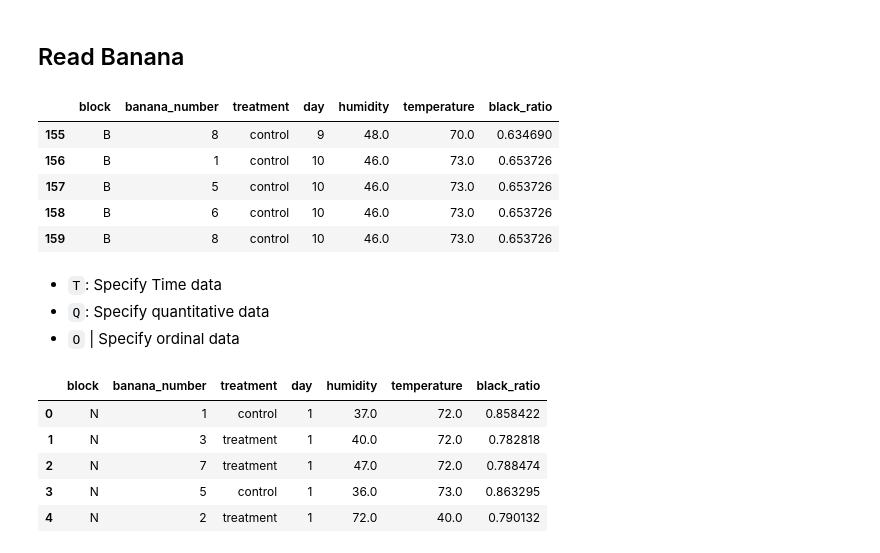
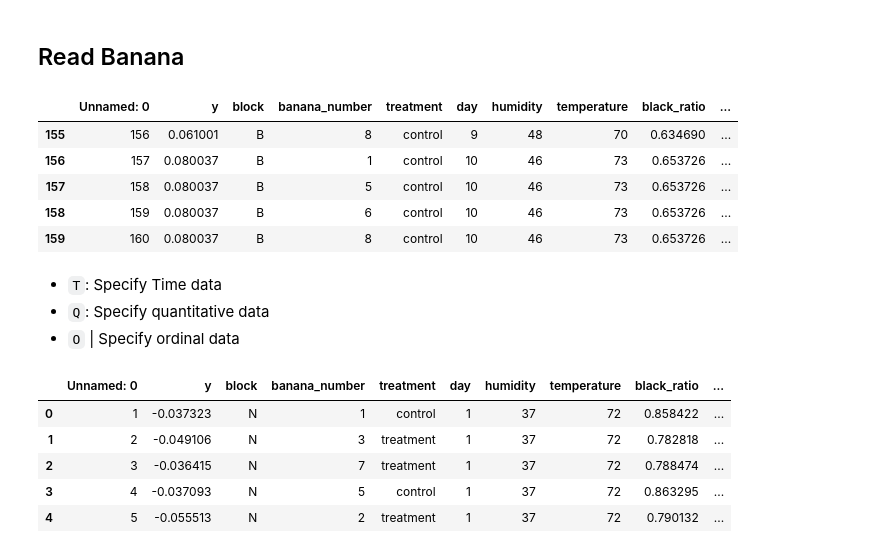
Before and after one commit to jtrobec/mids-w241-fa2020-fp, a Jupyter notebook: w241_presentation.ipynb, the cells around one changed output. Cells and saved outputs as stored; diff of their text form; code cells hidden in the pictures.

Commit message:
Data Clearning Banana

```diff
--- a/w241_presentation.ipynb
+++ b/w241_presentation.ipynb
@@ -38,17 +38,17 @@ click = alt.selection_multi(encodings=['color'])
 # %% [markdown]
 ## Read Banana
 # %%
-colnames=['block', 'banana_number', 'treatment', 'day', 'humidity', 'temperature', 'black_ratio']
-b_data = pd.read_csv("banana.csv",names=colnames, header=None)
+# colnames=['block', 'banana_number', 'treatment', 'day', 'humidity', 'temperature', 'black_ratio']
+b_data = pd.read_csv("db.csv")
 b_data.head()
 b_data.tail()
 # %% [output]
-|  | block | banana_number | treatment | day | humidity | temperature | black_ratio |
-| 155 | B | 8 | control | 9 | 48.0 | 70.0 | 0.634690 |
-| 156 | B | 1 | control | 10 | 46.0 | 73.0 | 0.653726 |
-| 157 | B | 5 | control | 10 | 46.0 | 73.0 | 0.653726 |
-| 158 | B | 6 | control | 10 | 46.0 | 73.0 | 0.653726 |
-| 159 | B | 8 | control | 10 | 46.0 | 73.0 | 0.653726 |
+|  | Unnamed: 0 | y | block | banana_number | treatment | day | humidity | temperature | black_ratio | ... |
+| 155 | 156 | 0.061001 | B | 8 | control | 9 | 48 | 70 | 0.634690 | ... |
+| 156 | 157 | 0.080037 | B | 1 | control | 10 | 46 | 73 | 0.653726 | ... |
+| 157 | 158 | 0.080037 | B | 5 | control | 10 | 46 | 73 | 0.653726 | ... |
+| 158 | 159 | 0.080037 | B | 6 | control | 10 | 46 | 73 | 0.653726 | ... |
+| 159 | 160 | 0.080037 | B | 8 | control | 10 | 46 | 73 | 0.653726 | ... |
 # %% [markdown]
 - `T`: Specify Time data
 - `Q`: Specify quantitative data
@@ -56,12 +56,12 @@ b_data.tail()
 # %%
 b_data.head()
 # %% [output]
-|  | block | banana_number | treatment | day | humidity | temperature | black_ratio |
-| 0 | N | 1 | control | 1 | 37.0 | 72.0 | 0.858422 |
-| 1 | N | 3 | treatment | 1 | 40.0 | 72.0 | 0.782818 |
-| 2 | N | 7 | treatment | 1 | 47.0 | 72.0 | 0.788474 |
-| 3 | N | 5 | control | 1 | 36.0 | 73.0 | 0.863295 |
-| 4 | N | 2 | treatment | 1 | 72.0 | 40.0 | 0.790132 |
+|  | Unnamed: 0 | y | block | banana_number | treatment | day | humidity | temperature | black_ratio | ... |
+| 0 | 1 | -0.037323 | N | 1 | control | 1 | 37 | 72 | 0.858422 | ... |
+| 1 | 2 | -0.049106 | N | 3 | treatment | 1 | 37 | 72 | 0.782818 | ... |
+| 2 | 3 | -0.036415 | N | 7 | treatment | 1 | 37 | 72 | 0.788474 | ... |
+| 3 | 4 | -0.037093 | N | 5 | control | 1 | 37 | 72 | 0.863295 | ... |
+| 4 | 5 | -0.055513 | N | 2 | treatment | 1 | 37 | 72 | 0.790132 | ... |
 # %%
 brush = alt.selection(type='interval')
 
```
Also changed, not shown: parts of 1 cell of this notebook, 2 other files.
